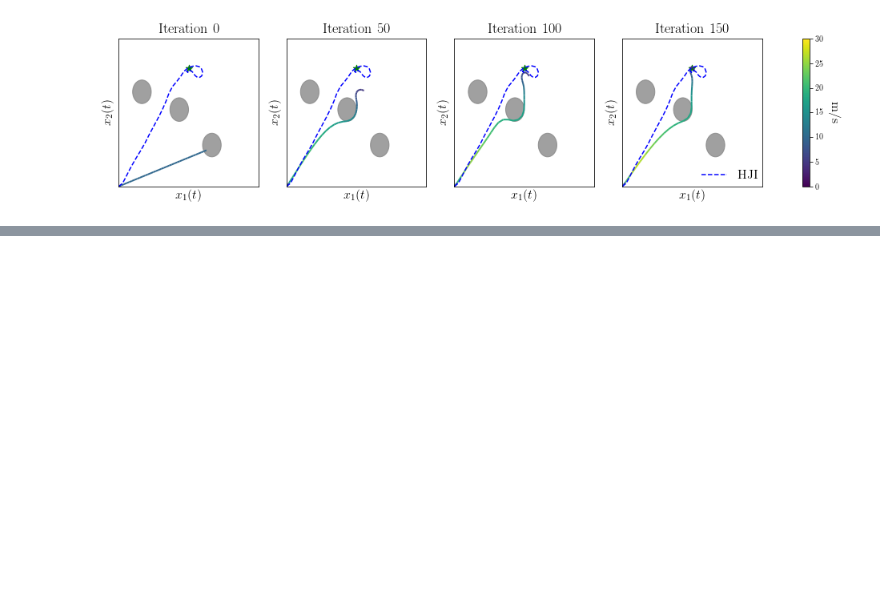
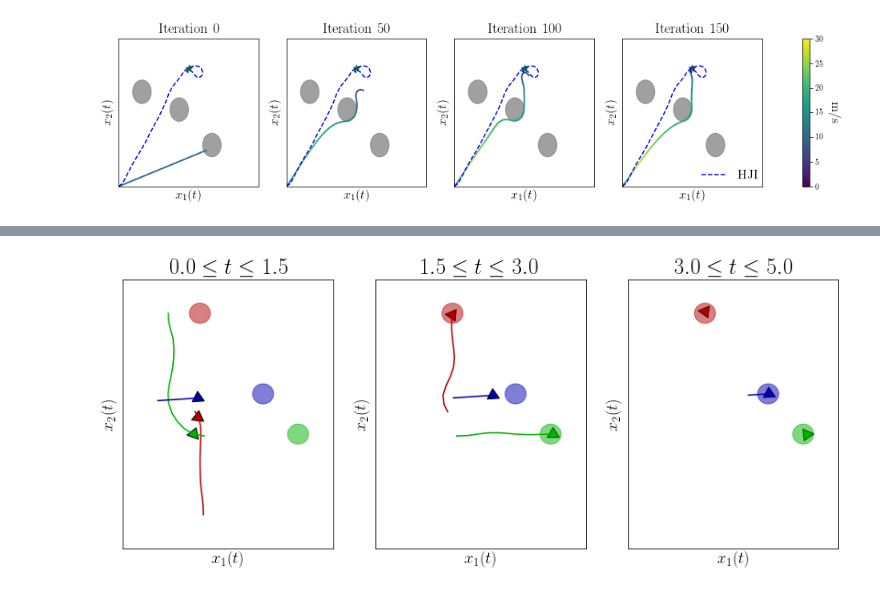
Before and after one commit to HJReachability/ilqgames, a Jupyter notebook: notebooks/CDC 2019 Plots.ipynb, the cells around one changed output, grey strips where cells are left out. Cells and saved outputs as stored; diff of their text form; code cells hidden in the pictures; blank space fills up the shorter version.

Commit message:
updated plotting code for initial versions of front fig and 3 player example

```diff
--- a/notebooks/CDC 2019 Plots.ipynb
+++ b/notebooks/CDC 2019 Plots.ipynb
@@ -212,0 +236,47 @@ min_vel = 0, max_vel = 30
+# %%
+def plot_player_at(ax, player_idx, x, y, rot, scale=1.):
+    unit_tri = Path.unit_regular_polygon(3)
+
+    path = Path(unit_tri.vertices * scale, unit_tri.codes)
+    trans = Affine2D().translate(x, y).rotate_around(x, y, rot)
+    patch = PathPatch(path.transformed(trans), facecolor=player_colors[player_idx])
+    ax.add_patch(patch)
+# %%
+def plot_three_player_segment(ax, segment):
+    ax.set_title('${} \leq t \leq {}$'.format(T * segment[0],
+                                              T * segment[1]), fontsize=24)
+
+    # Plot the goals.
+    plot_three_player_goals(ax)
+
+    # Plot the trajectory (from the final iteration).
+    traj = three_player_data['xs'][-1]
+    for ii, idx in enumerate(player_xy_indices):
+        ax.plot([w[idx[0]] for w in traj[segment[0]:segment[1] + 1]],
+                [w[idx[1]] for w in traj[segment[0]:segment[1] + 1]],
+                c=player_colors[ii])
+
+    for ii in range(len(player_rot_indices)):
+        final_x = traj[segment[1] - 1][player_xy_indices[ii][0]]
+        final_y = traj[segment[1] - 1][player_xy_indices[ii][1]]
+        final_rot = traj[segment[1] - 1][player_rot_indices[ii]]
+        plot_player_at(ax, ii, final_x, final_y, final_rot, scale=1.)
+
+    ax.set_xlim([-5, 25])
+    ax.set_ylim([-5, 35])
+    ax.set_xlabel('$x_1(t)$', fontsize=18)
+    ax.set_ylabel('$x_2(t)$', fontsize=18)
+    ax.set_xticks([])
+    ax.set_yticks([])
+# %%
+iteration_segments = [(0, 15), (15, 30), (30, 50)]
+fig, axes = plt.subplots(1, len(iteration_segments))
+
+for seg, axi in zip(iteration_segments, axes):
+    plot_three_player_segment(axi, seg)
+
+fig.set_figwidth(4 * len(iteration_segments) + 2)
+fig.set_figheight(5.4)
+plt.savefig('plots/three_player_example.pdf', bbox_inches='tight')
+# %% [output]
+[figure, added]
```
Also changed, not shown: parts of 6 cells of this notebook.
